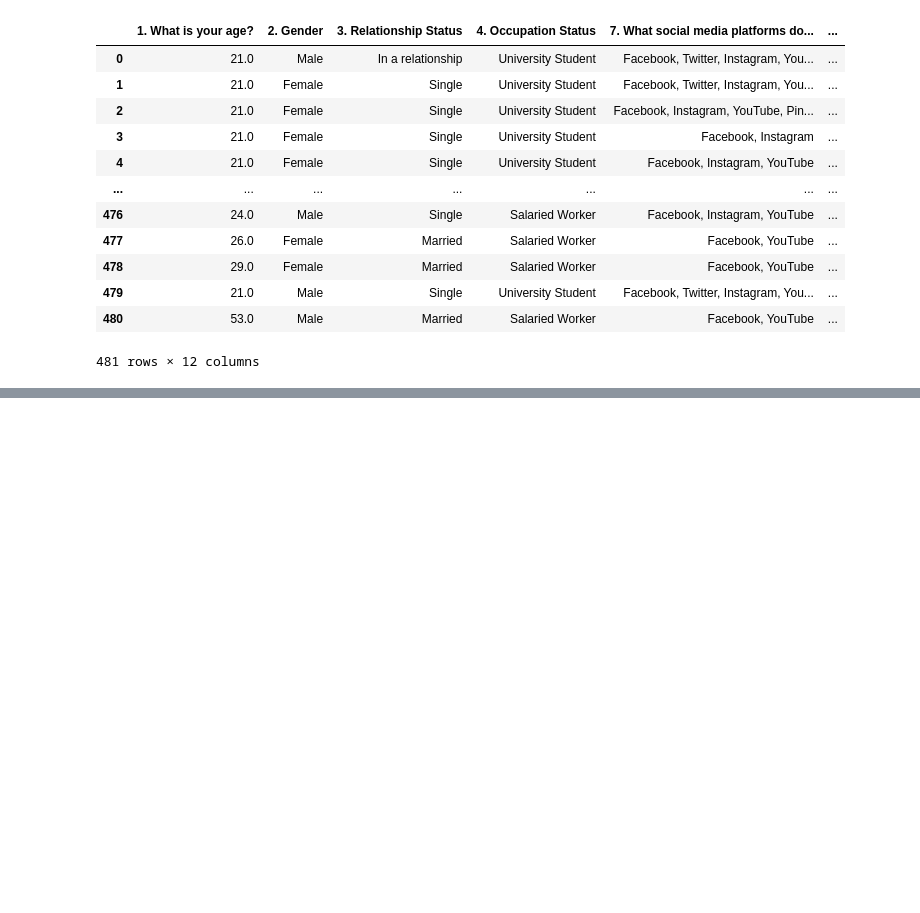
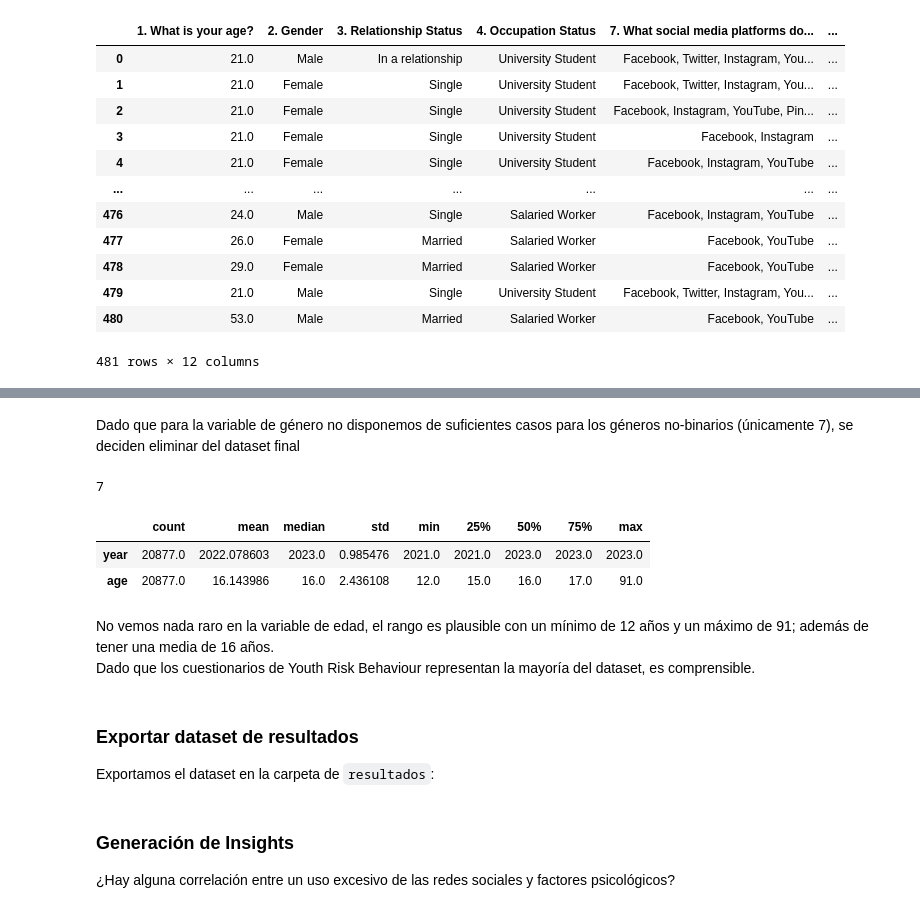
Before and after one commit to fapm4/PRVD-1, a Jupyter notebook: notebook_join.ipynb, the cells around one changed output, grey strips where cells are left out. Cells and saved outputs as stored; diff of their text form; code cells hidden in the pictures; blank space fills up the shorter version.

```diff
--- a/notebook_join.ipynb
+++ b/notebook_join.ipynb
@@ -230,0 +479,32 @@ df_k
+# %% [markdown]
+Dado que para la variable de género no disponemos de suficientes casos para los géneros no-binarios (únicamente 7), se deciden eliminar del dataset final
+# %%
+print(df_combined_cleaned[~df_combined_cleaned['gender'].isin(['Male', 'Female'])].shape[0])
+
+df_combined_cleaned = df_combined_cleaned[df_combined_cleaned['gender'].isin(['Male', 'Female'])]
+# %% [output]
+7
+# %%
+# EDA variables numéricas
+def estadisticos_cont(num):
+    #Calculamos describe
+    estadisticos = num.describe().T
+    #Añadimos la mediana
+    estadisticos['median'] = num.median()
+    #Reordenamos para que la mediana esté al lado de la media
+    estadisticos = estadisticos.iloc[:,[0,1,8,2,3,4,5,6,7]]
+    #Lo devolvemos
+    return(estadisticos)
+
+estadisticos_cont(df_combined_cleaned.select_dtypes('number'))
+# %% [output]
+|  | count | mean | median | std | min | 25% | 50% | 75% | max |
+| year | 20877.0 | 2022.078603 | 2023.0 | 0.985476 | 2021.0 | 2021.0 | 2023.0 | 2023.0 | 2023.0 |
+| age | 20877.0 | 16.143986 | 16.0 | 2.436108 | 12.0 | 15.0 | 16.0 | 17.0 | 91.0 |
+# %% [markdown]
+No vemos nada raro en la variable de edad, el rango es plausible con un mínimo de 12 años y un máximo de 91; además de tener una media de 16 años.
+Dado que los cuestionarios de Youth Risk Behaviour representan la mayoría del dataset, es comprensible.
+# %% [markdown]
+### Exportar dataset de resultados
+
+Exportamos el dataset en la carpeta de `resultados`:
@@ -230,0 +514,4 @@ df_k
+# %% [markdown]
+### Generación de Insights
+
+¿Hay alguna correlación entre un uso excesivo de las redes sociales y factores psicológicos?
```
Also changed, not shown: parts of 22 cells of this notebook, 4 other files.
